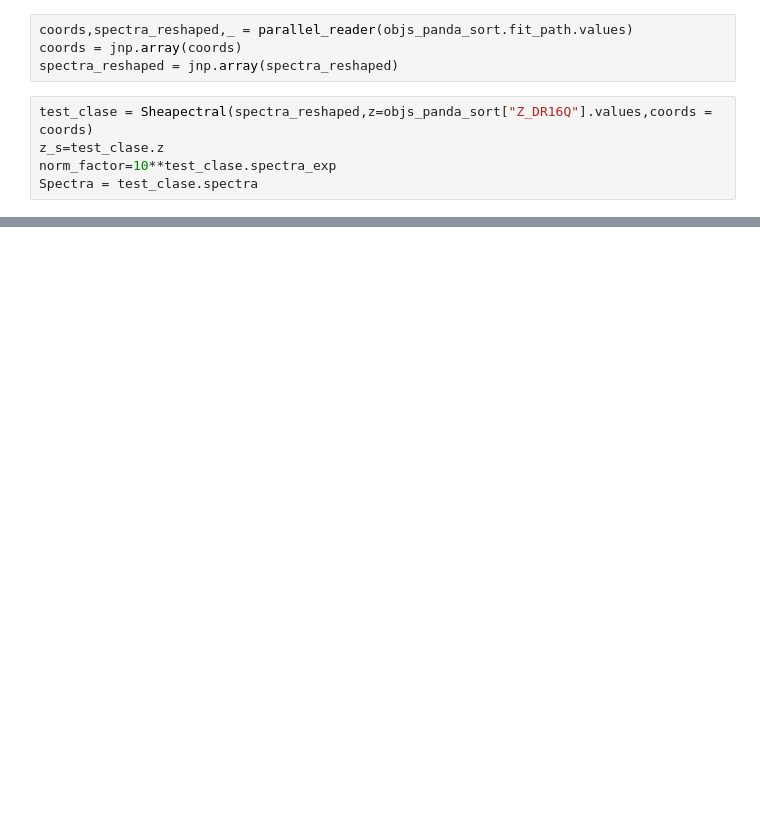
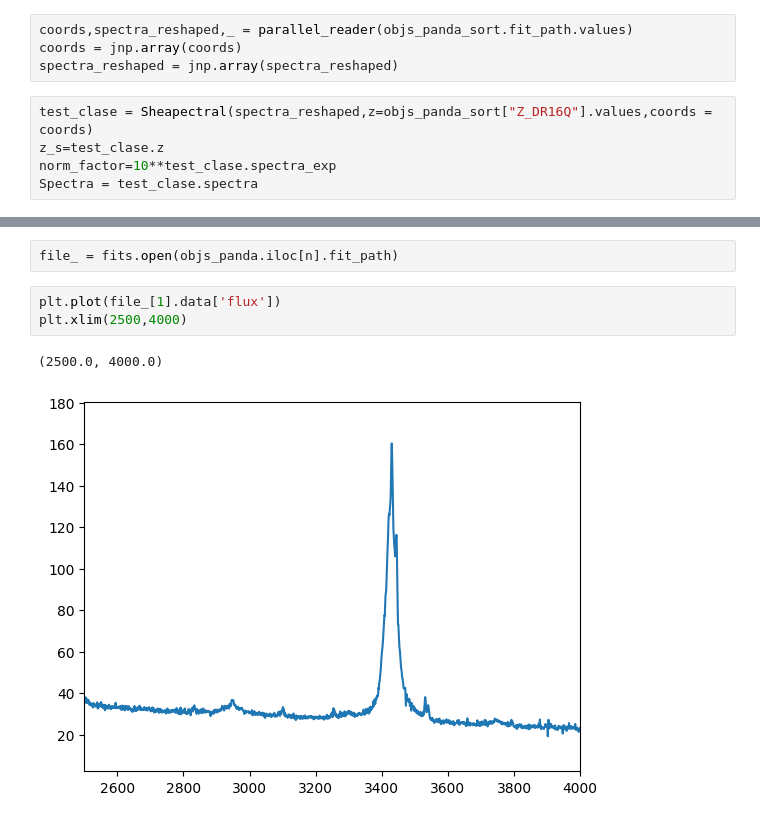
Before and after one commit to felavila/sheap, a Jupyter notebook: notebooks/building_complex_regions.ipynb, the cells around one changed output, grey strips where cells are left out. Drawn from its saved outputs; the diff is of its cells as text; blank space fills up the shorter version.

```diff
--- a/notebooks/building_complex_regions.ipynb
+++ b/notebooks/building_complex_regions.ipynb
@@ -132,0 +181,8 @@ Name: 100, dtype: object
+# %%
+file_ = fits.open(objs_panda.iloc[n].fit_path)
+# %%
+plt.plot(file_[1].data['flux'])
+plt.xlim(2500,4000)
+# %% [output]
+(2500.0, 4000.0)
+[figure, added]
```
Also changed, not shown: parts of 25 cells of this notebook, 7 other files.
